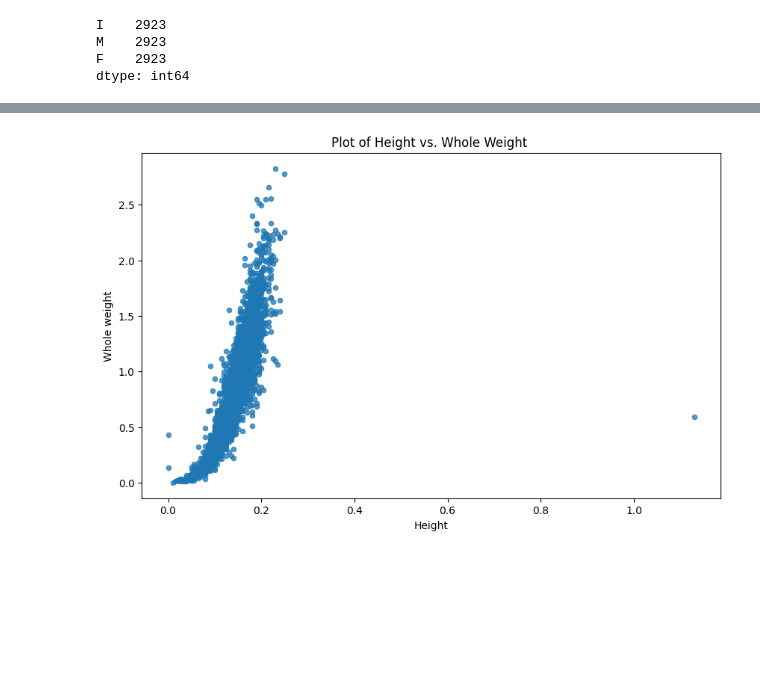
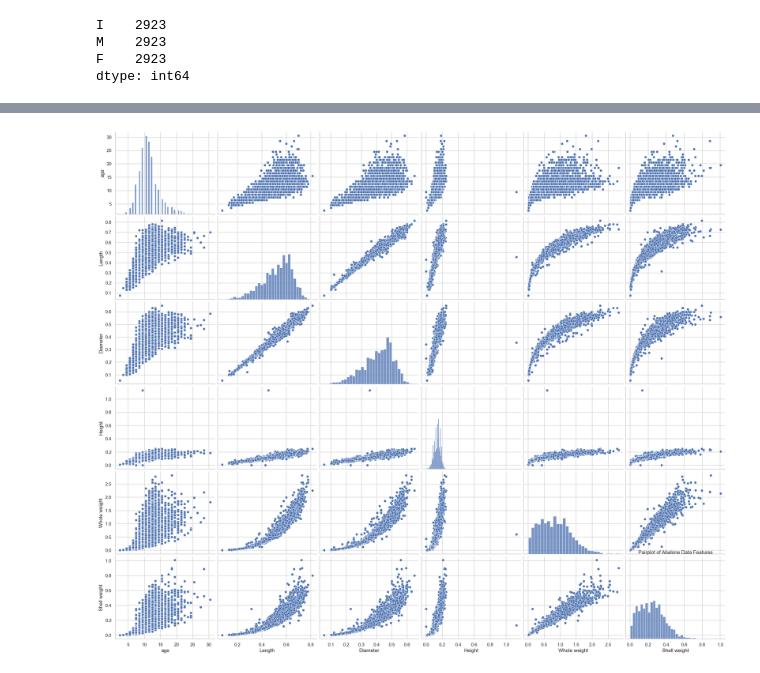
Before and after one commit to artefactory/xhec-mlops-project-student, a Jupyter notebook: notebooks/eda.ipynb, the cells around one changed output, grey strips where cells are left out. Saved outputs shown, nothing was run; the diff lists cells and outputs as text; code cells hidden in the pictures; blank space fills up the shorter version.

```diff
--- a/notebooks/eda.ipynb
+++ b/notebooks/eda.ipynb
@@ -240,7 +194,17 @@ sns.pairplot(df_train, vars = ['age', 'Length', 'Diameter', 'Height', 'Whole wei
-# %%
-df_train.plot.scatter("Height", "Whole weight", figsize=(10, 6),
-                title="Plot of Height vs. Whole Weight ", alpha=0.75)
-plt.show()
-plt.close()
-# %% [output]
-[figure, removed]
+# %%
+# Set Seaborn style
+sns.set(style="whitegrid")
+
+# Create the pairplot
+sns.pairplot(df_train, vars=[
+    'age', 'Length', 'Diameter', 'Height', 'Whole weight', 'Shell weight'
+    ],
+      height=3, aspect=1.2)
+
+# Set the title
+plt.title("Pairplot of Abalone Data Features")
+
+# Display the plot
+plt.show()
+# %% [output]
+[figure, added]
```
Also changed, not shown: parts of 3 cells of this notebook, 1 other file.
